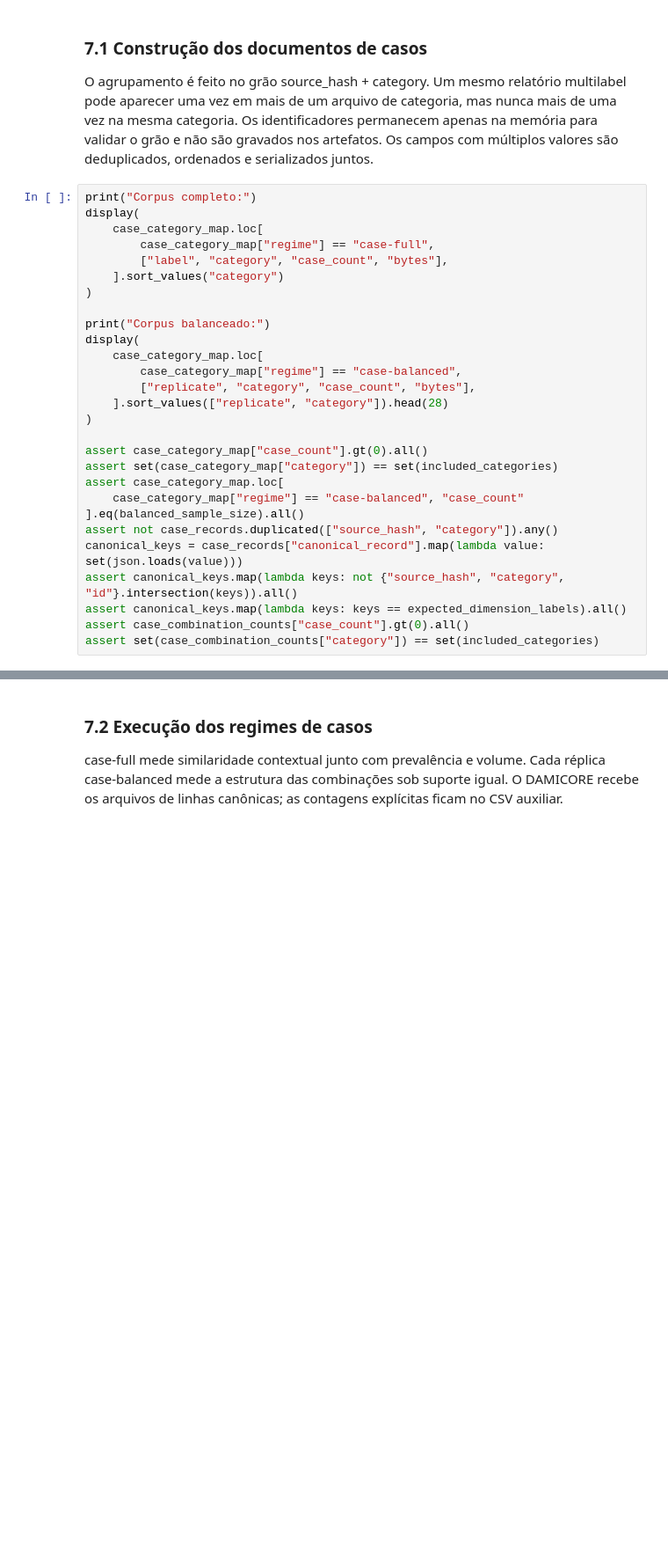
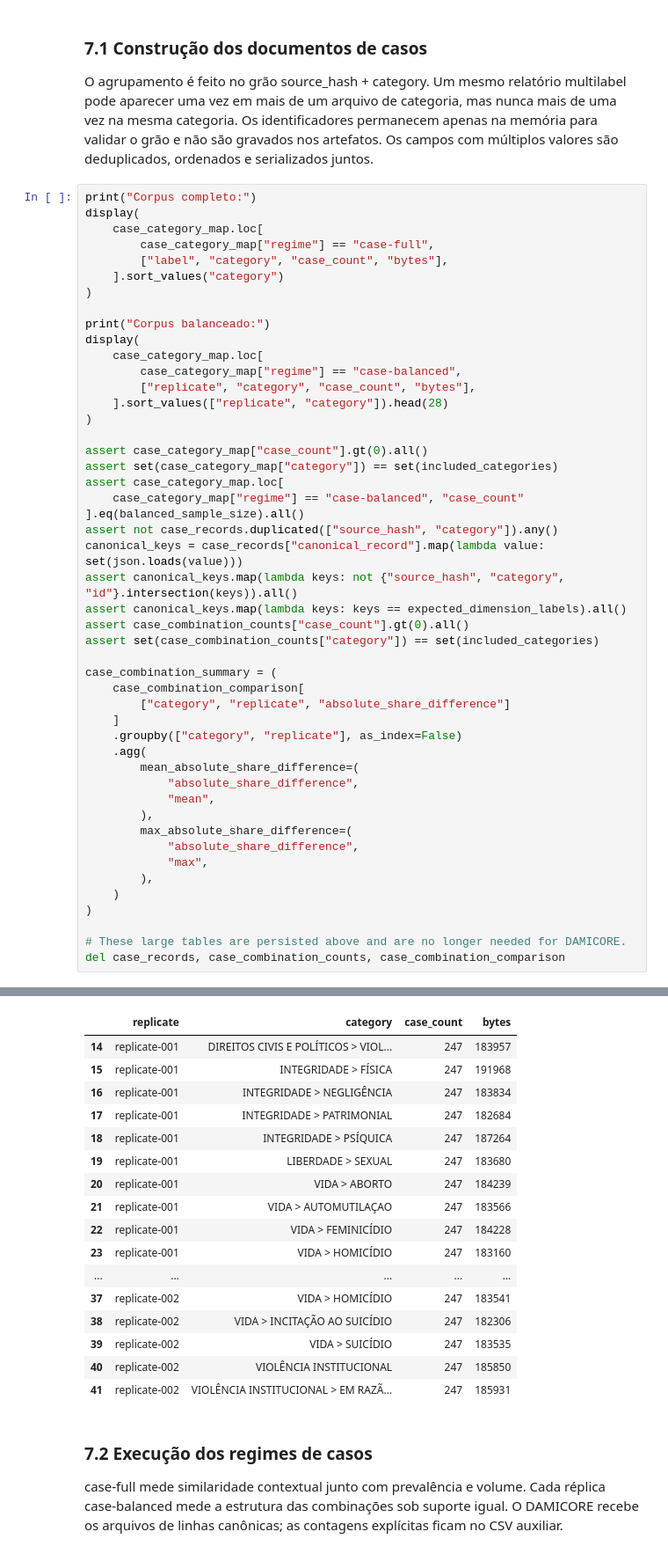
Before and after one commit to rckbrcls/data-mining, a Jupyter notebook: notebooks/01_damicore_abuse_categories.ipynb, the cells around one changed output, grey strips where cells are left out. Shown at 88% size. Saved outputs shown, nothing was run; the diff lists cells and outputs as text; blank space fills up the shorter version.

```diff
--- a/notebooks/01_damicore_abuse_categories.ipynb
+++ b/notebooks/01_damicore_abuse_categories.ipynb
@@ -764,3 +998,24 @@ assert canonical_keys.map(lambda keys: not {"source_hash", "category", "id"}.int
 assert canonical_keys.map(lambda keys: keys == expected_dimension_labels).all()
 assert case_combination_counts["case_count"].gt(0).all()
 assert set(case_combination_counts["category"]) == set(included_categories)
+
+case_combination_summary = (
+    case_combination_comparison[
+        ["category", "replicate", "absolute_share_difference"]
+    ]
+    .groupby(["category", "replicate"], as_index=False)
+    .agg(
+        mean_absolute_share_difference=(
+            "absolute_share_difference",
+            "mean",
+        ),
+        max_absolute_share_difference=(
+            "absolute_share_difference",
+            "max",
+        ),
+    )
+)
+
+# These large tables are persisted above and are no longer needed for DAMICORE.
+del case_records, case_combination_counts, case_combination_comparison
+# %% [output]
@@ -767,3 +1039,20 @@ assert set(case_combination_counts["category"]) == set(included_categories)
+|  | replicate | category | case_count | bytes |
+| 14 | replicate-001 | DIREITOS CIVIS E POLÍTICOS > VIOL... | 247 | 183957 |
+| 15 | replicate-001 | INTEGRIDADE > FÍSICA | 247 | 191968 |
+| 16 | replicate-001 | INTEGRIDADE > NEGLIGÊNCIA | 247 | 183834 |
+| 17 | replicate-001 | INTEGRIDADE > PATRIMONIAL | 247 | 182684 |
+| 18 | replicate-001 | INTEGRIDADE > PSÍQUICA | 247 | 187264 |
+| 19 | replicate-001 | LIBERDADE > SEXUAL | 247 | 183680 |
+| 20 | replicate-001 | VIDA > ABORTO | 247 | 184239 |
+| 21 | replicate-001 | VIDA > AUTOMUTILAÇAO | 247 | 183566 |
+| 22 | replicate-001 | VIDA > FEMINICÍDIO | 247 | 184228 |
+| 23 | replicate-001 | VIDA > HOMICÍDIO | 247 | 183160 |
+| ... | ... | ... | ... | ... |
+| 37 | replicate-002 | VIDA > HOMICÍDIO | 247 | 183541 |
+| 38 | replicate-002 | VIDA > INCITAÇÃO AO SUICÍDIO | 247 | 182306 |
+| 39 | replicate-002 | VIDA > SUICÍDIO | 247 | 183535 |
+| 40 | replicate-002 | VIOLÊNCIA INSTITUCIONAL | 247 | 185850 |
+| 41 | replicate-002 | VIOLÊNCIA INSTITUCIONAL > EM RAZÃ... | 247 | 185931 |
 # %% [markdown]
 ### 7.2 Execução dos regimes de casos
 
```
Also changed, not shown: parts of 14 cells of this notebook, 22 other files.
